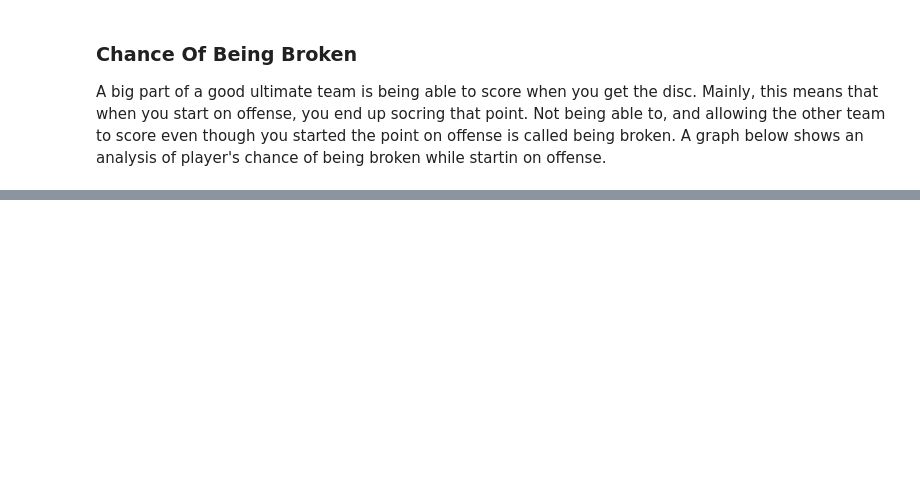
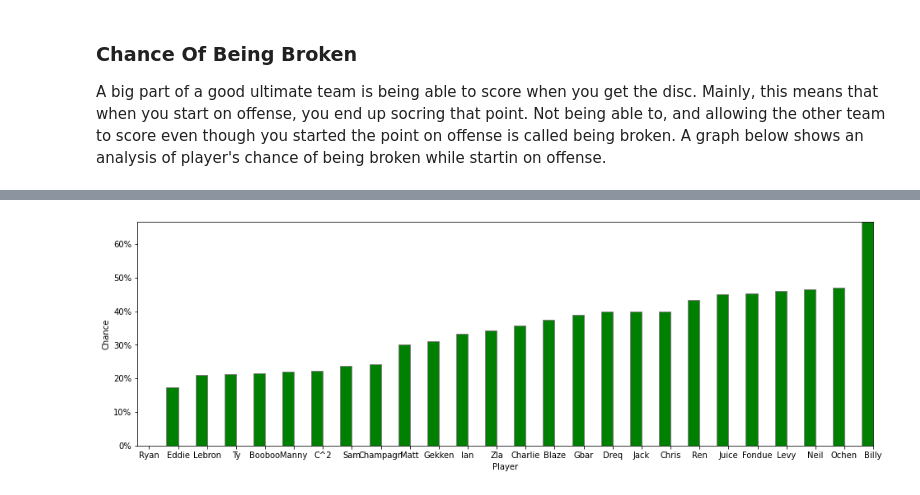
Before and after one commit to acohen89/BigBearStats, a Jupyter notebook: FinalProject.ipynb, the cells around one changed output, grey strips where cells are left out. Drawn from its saved outputs; the diff is of its cells as text; code cells hidden in the pictures; blank space fills up the shorter version.

```diff
--- a/FinalProject.ipynb
+++ b/FinalProject.ipynb
@@ -280,3 +325,18 @@ plt.show()
+# %%
+
+breakChance = playersDF['breakChance'].sort_values()
+width = 0.4
+plt.bar(np.arange(len(breakChance)), breakChance, color='green', width=width, edgecolor='grey', label='Break Chance')
+plt.xlabel('Player')
+plt.ylabel('Chance')
+plt.xticks(np.arange(len(a)) + width/2, breakChance.index)
+plt.gca().yaxis.set_major_formatter(mtick.PercentFormatter(xmax=1.0))
+fig = plt.gcf()
+fig.set_size_inches(figW, figH)
+plt.margins(0)
+plt.show()
+# %% [output]
+[figure, added]
 # %%
 from sklearn.linear_model import LinearRegression
 from sklearn.model_selection import train_test_split
```
Also changed, not shown: parts of 16 cells of this notebook, 2 other files.
